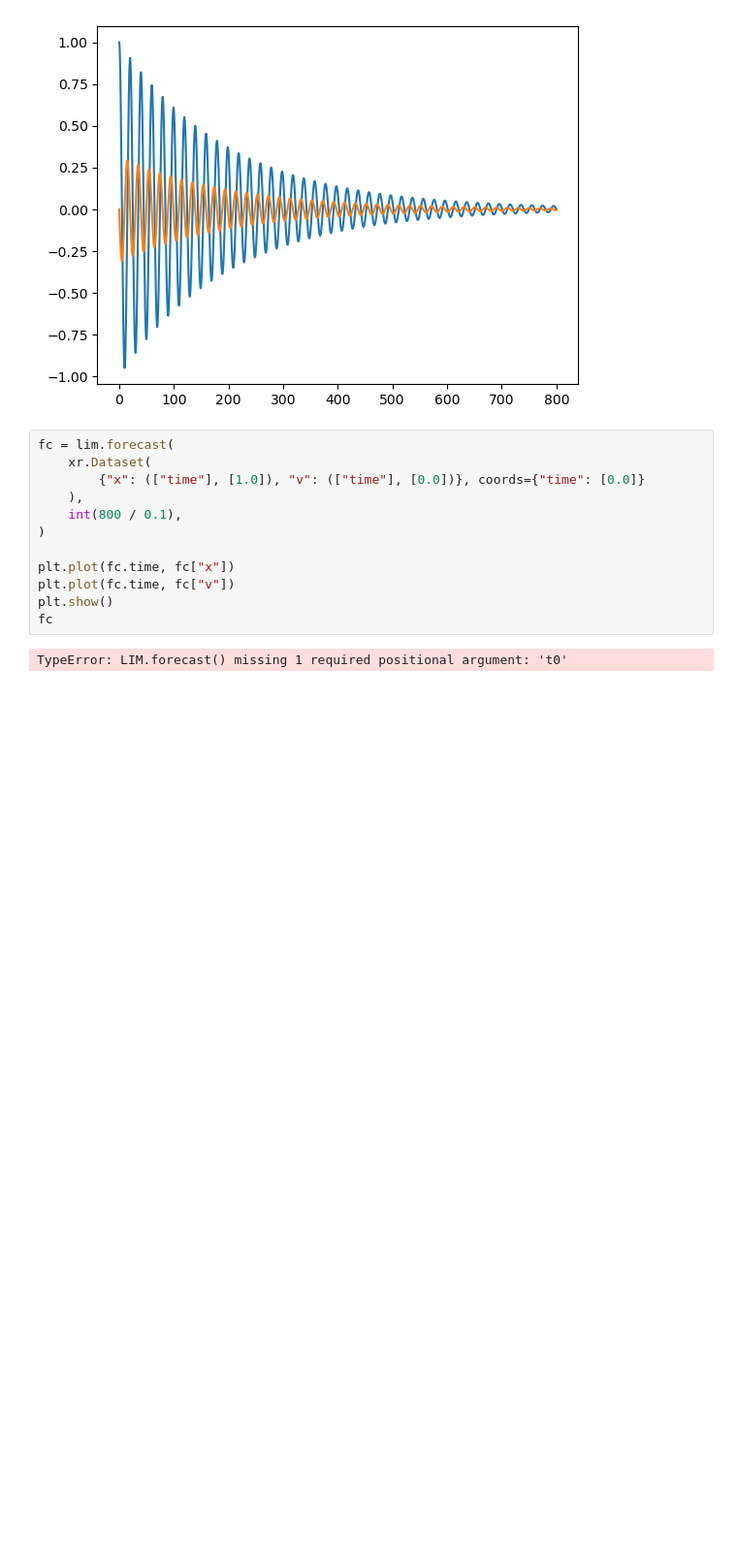
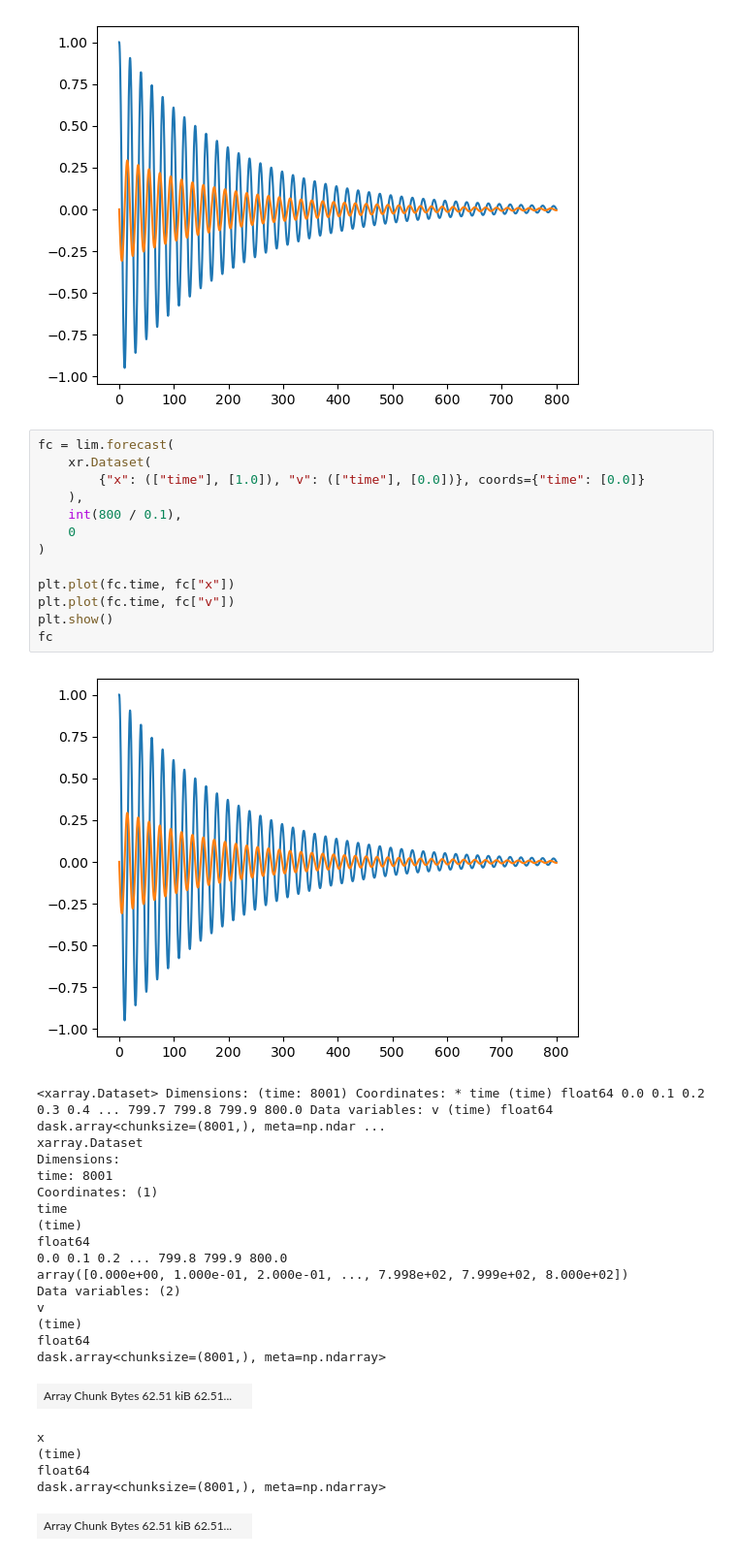
Before and after one commit to DominikStiller/uw-enspred, a Jupyter notebook: project/notebooks/test_pendulum.ipynb, the cells around one changed output. Shown: that part at 97% size. Cells and saved outputs as stored; diff of their text form; blank space fills up the shorter version.

```diff
--- a/project/notebooks/test_pendulum.ipynb
+++ b/project/notebooks/test_pendulum.ipynb
@@ -77,14 +74,36 @@ plt.show()
 # %%
 fc = lim.forecast(
     xr.Dataset(
         {"x": (["time"], [1.0]), "v": (["time"], [0.0])}, coords={"time": [0.0]}
     ),
     int(800 / 0.1),
+    0
 )
 
 plt.plot(fc.time, fc["x"])
 plt.plot(fc.time, fc["v"])
 plt.show()
 fc
 # %% [output]
+[figure, added]
-TypeError: LIM.forecast() missing 1 required positional argument: 't0'
+<xarray.Dataset> Dimensions: (time: 8001) Coordinates: * time (time) float64 0.0 0.1 0.2 0.3 0.4 ... 799.7 799.8 799.9 800.0 Data variables: v (time) float64 dask.array<chunksize=(8001,), meta=np.ndar ...
+xarray.Dataset
+Dimensions:
+time: 8001
+Coordinates: (1)
+time
+(time)
+float64
+0.0 0.1 0.2 ... 799.8 799.9 800.0
+array([0.000e+00, 1.000e-01, 2.000e-01, ..., 7.998e+02, 7.999e+02, 8.000e+02])
+Data variables: (2)
+v
+(time)
+float64
+dask.array<chunksize=(8001,), meta=np.ndarray>
+| Array Chunk Bytes 62.51 kiB 62.51... |  |
+x
+(time)
+float64
+dask.array<chunksize=(8001,), meta=np.ndarray>
+| Array Chunk Bytes 62.51 kiB 62.51... |  |
```
Also changed, not shown: parts of 2 cells of this notebook, 7 other files.
